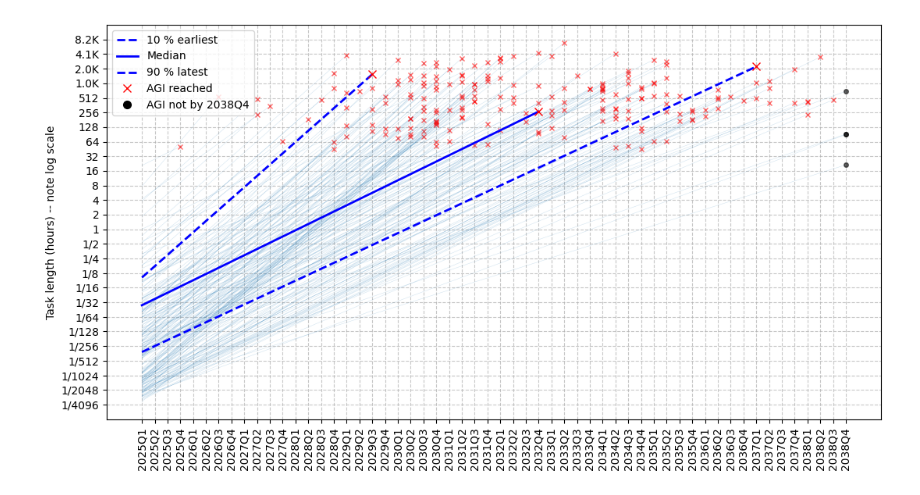
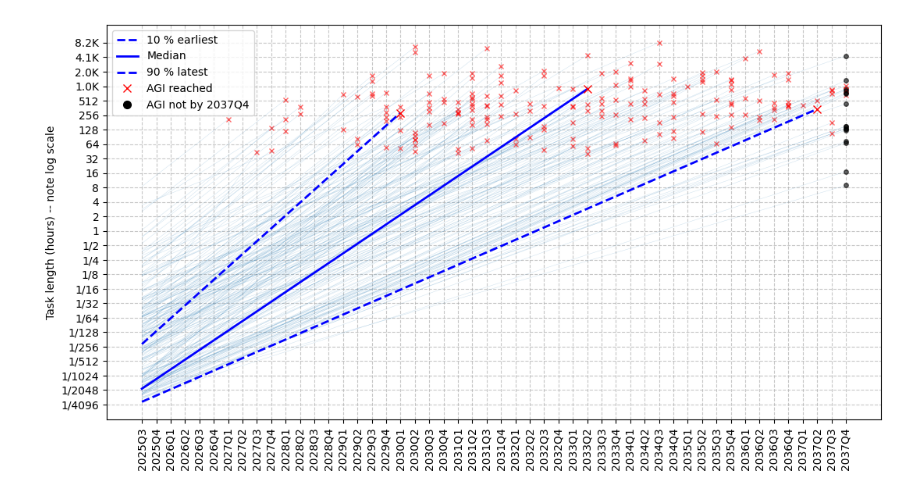
Before and after one commit to whymath/agi_timelines, a Jupyter notebook: Full Timelines Model.ipynb, the cells around one changed output. Drawn from its saved outputs; the diff is of its cells as text; code cells hidden in the pictures.

```diff
--- a/Full Timelines Model.ipynb
+++ b/Full Timelines Model.ipynb
@@ -33,17 +33,18 @@ Loaded libraries
 # %%
 samples = plot_exponential_growth(
     doubling_time_days=doubling_time,
-    starting_hours=start_task_length,
+    start_hours=start_task_length,
+    start_date=current_best_date,
     agi_task_length=agi_task_length,
     shift=shift,
-    n_quarters=55,
+    n_quarters=49,
     n_samples=100_000,
     n_traces=200,
     max_task_power=13,
     min_y_power=-15,
 )
 # %% [output]
-[figure, old version]
+[figure, new version]
 # %%
 # -----------
 # ACCELERATION: Is the curve actually superexponential or subexponential? Does the doubling time itself change? Set the curve parameter.
```
Also changed, not shown: parts of 2 cells of this notebook, 3 other files.
